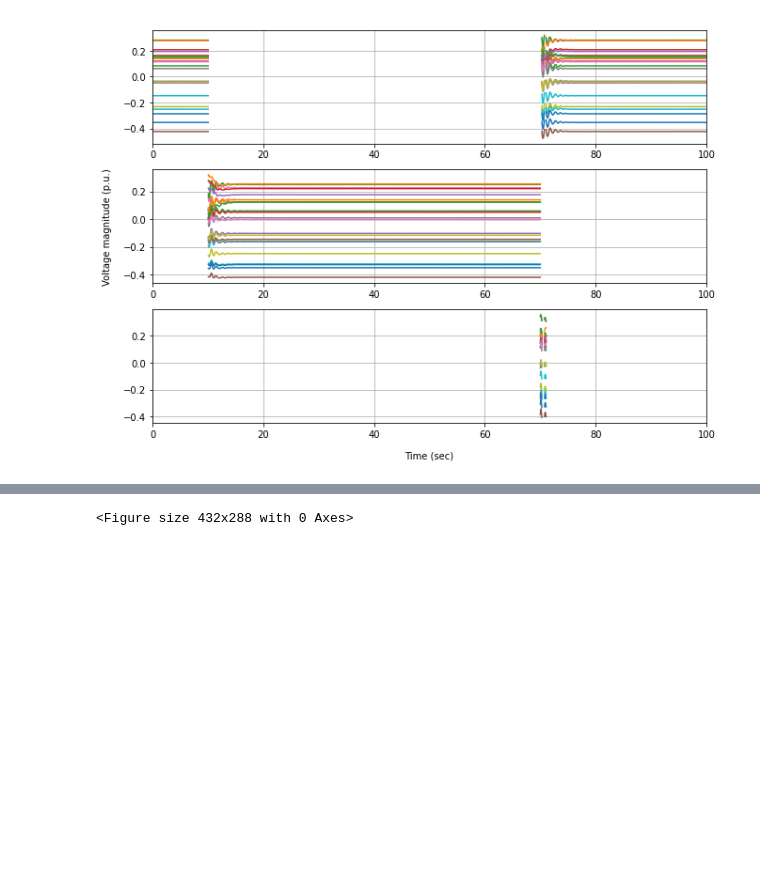
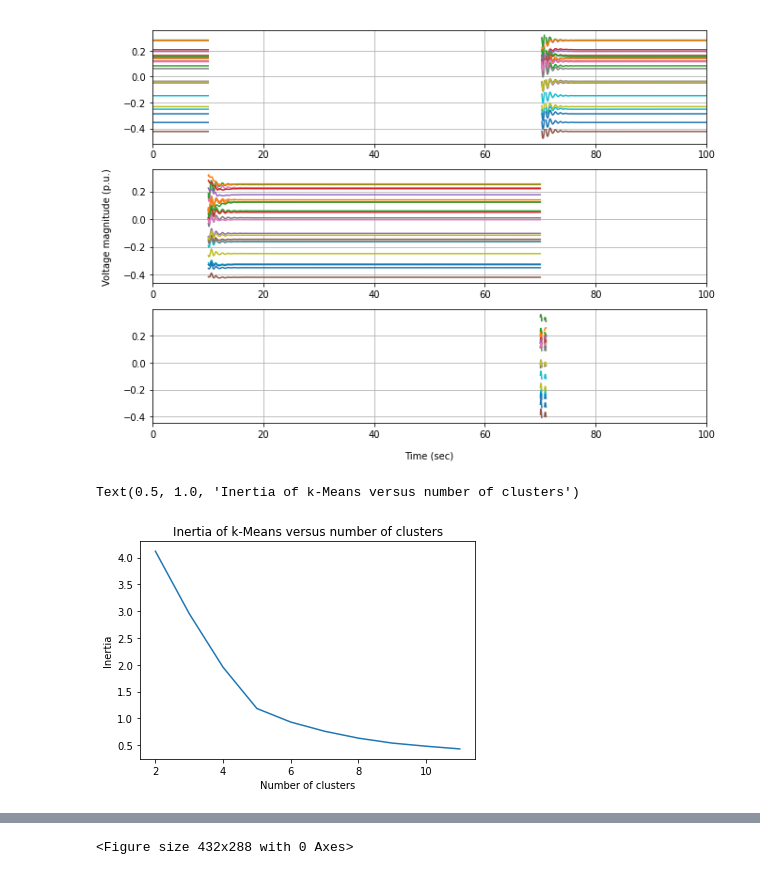
Before and after one commit to young-hwanlee/Clustering_PMU, a Jupyter notebook: cnn_pmu.ipynb, the cells around one changed output, grey strips where cells are left out. Cells and saved outputs as stored; diff of their text form; code cells hidden in the pictures; blank space fills up the shorter version.

```diff
--- a/cnn_pmu.ipynb
+++ b/cnn_pmu.ipynb
@@ -318,3 +318,17 @@ plt.show()
 # %% [output]
 <Figure size 432x288 with 0 Axes>
 [figure]
+# %%
+import seaborn as sns
+import matplotlib.pyplot as plt
+from sklearn.cluster import KMeans
+
+# inertia_ : Sum of squared distances of samples to their closest cluster center.
+scores = [KMeans(n_clusters=i+2).fit(X_norm).inertia_ for i in range(10)]
+sns.lineplot(np.arange(2, 12), scores)
+plt.xlabel('Number of clusters')
+plt.ylabel("Inertia")
+plt.title("Inertia of k-Means versus number of clusters")
+# %% [output]
+Text(0.5, 1.0, 'Inertia of k-Means versus number of clusters')
+[figure, added]
```
Also changed, not shown: parts of 4 cells of this notebook.
